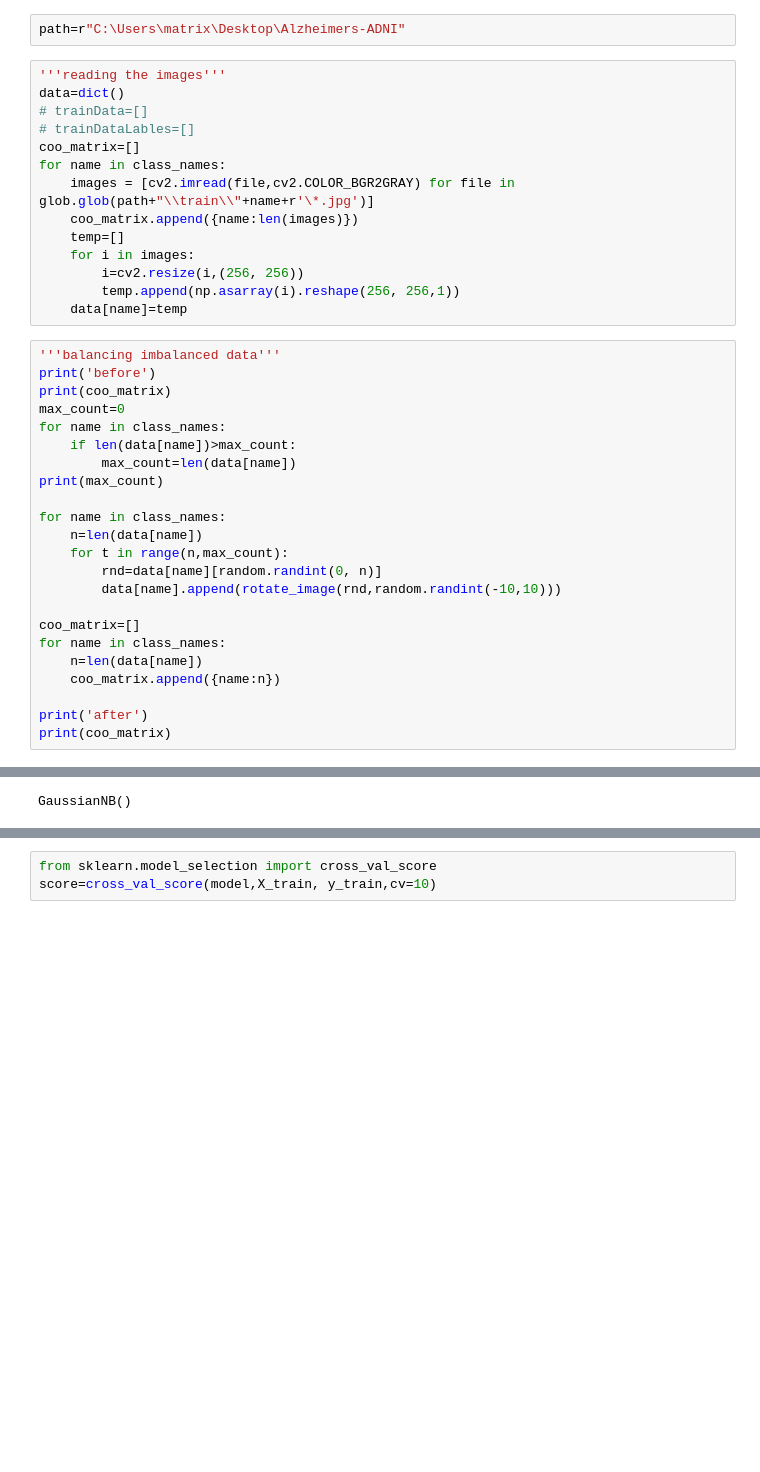
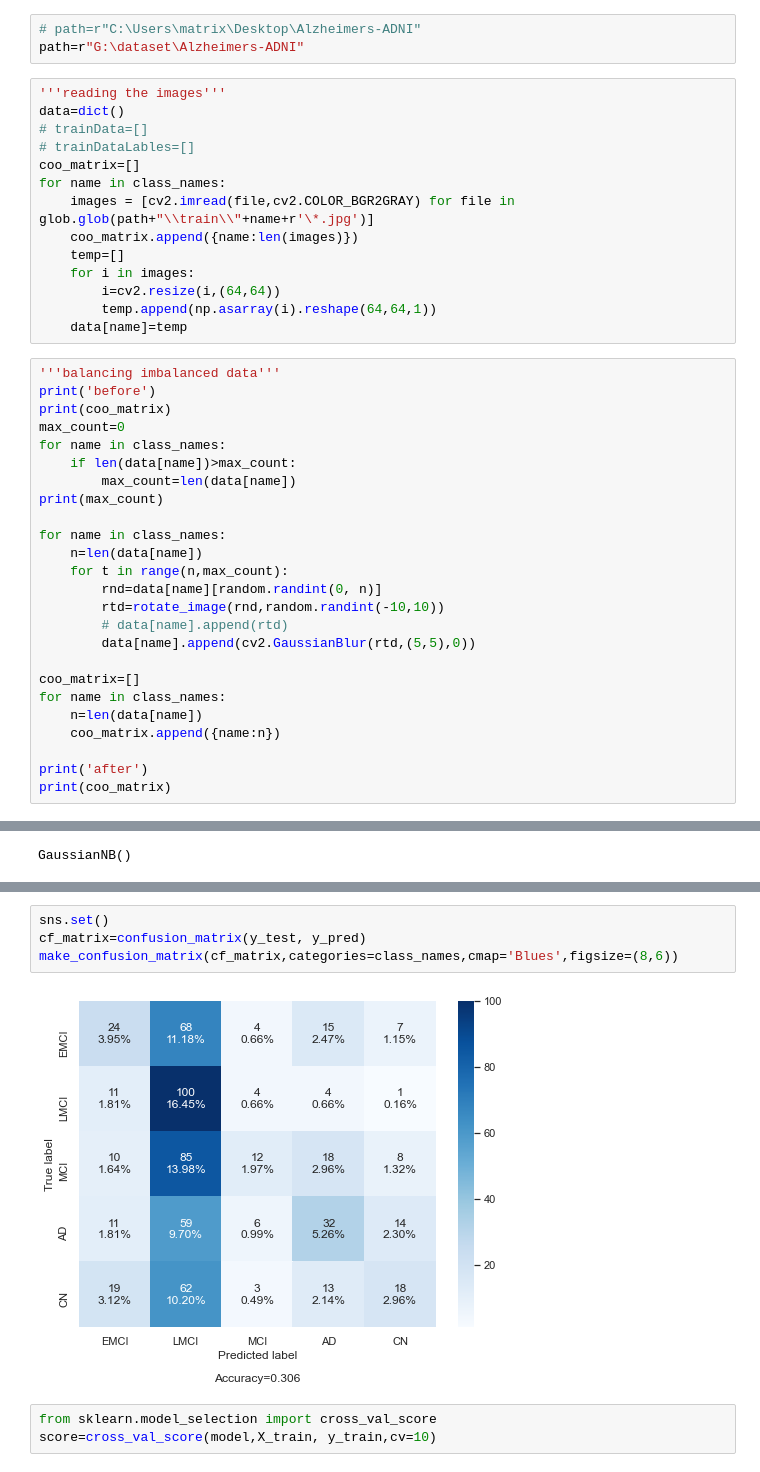
Before and after one commit to Matr1x01/Alzheimer, a Jupyter notebook: GNB.ipynb, the cells around one changed output, grey strips where cells are left out. Cells and saved outputs as stored; diff of their text form; blank space fills up the shorter version.

Commit message:
confusion_matrix update

```diff
--- a/GNB.ipynb
+++ b/GNB.ipynb
@@ -18,7 +118,8 @@ def rotate_image(image, angle):
 class_names = ["EMCI","LMCI","MCI","AD","CN"]
 class_index=[0,1,2,3,4]
 # %%
-path=r"C:\Users\matrix\Desktop\Alzheimers-ADNI"
+# path=r"C:\Users\matrix\Desktop\Alzheimers-ADNI"
+path=r"G:\dataset\Alzheimers-ADNI"
 # %%
 '''reading the images'''
 data=dict()
@@ -30,8 +131,8 @@ for name in class_names:
     coo_matrix.append({name:len(images)})
     temp=[]
     for i in images:
-        i=cv2.resize(i,(256, 256))
-        temp.append(np.asarray(i).reshape(256, 256,1))
+        i=cv2.resize(i,(64,64))
+        temp.append(np.asarray(i).reshape(64,64,1))
     data[name]=temp
 # %%
 '''balancing imbalanced data'''
@@ -47,7 +148,9 @@ for name in class_names:
     n=len(data[name])
     for t in range(n,max_count):
         rnd=data[name][random.randint(0, n)]
-        data[name].append(rotate_image(rnd,random.randint(-10,10)))
+        rtd=rotate_image(rnd,random.randint(-10,10))
+        # data[name].append(rtd)
+        data[name].append(cv2.GaussianBlur(rtd,(5,5),0))
 
 coo_matrix=[]
 for name in class_names:
@@ -105,3 +199,9 @@ plt.show()
+# %%
+sns.set()
+cf_matrix=confusion_matrix(y_test, y_pred)
+make_confusion_matrix(cf_matrix,categories=class_names,cmap='Blues',figsize=(8,6))
+# %% [output]
+[figure, added]
 # %%
 from sklearn.model_selection import cross_val_score
 score=cross_val_score(model,X_train, y_train,cv=10)
```
Also changed, not shown: parts of 5 cells of this notebook, 4 other files.
